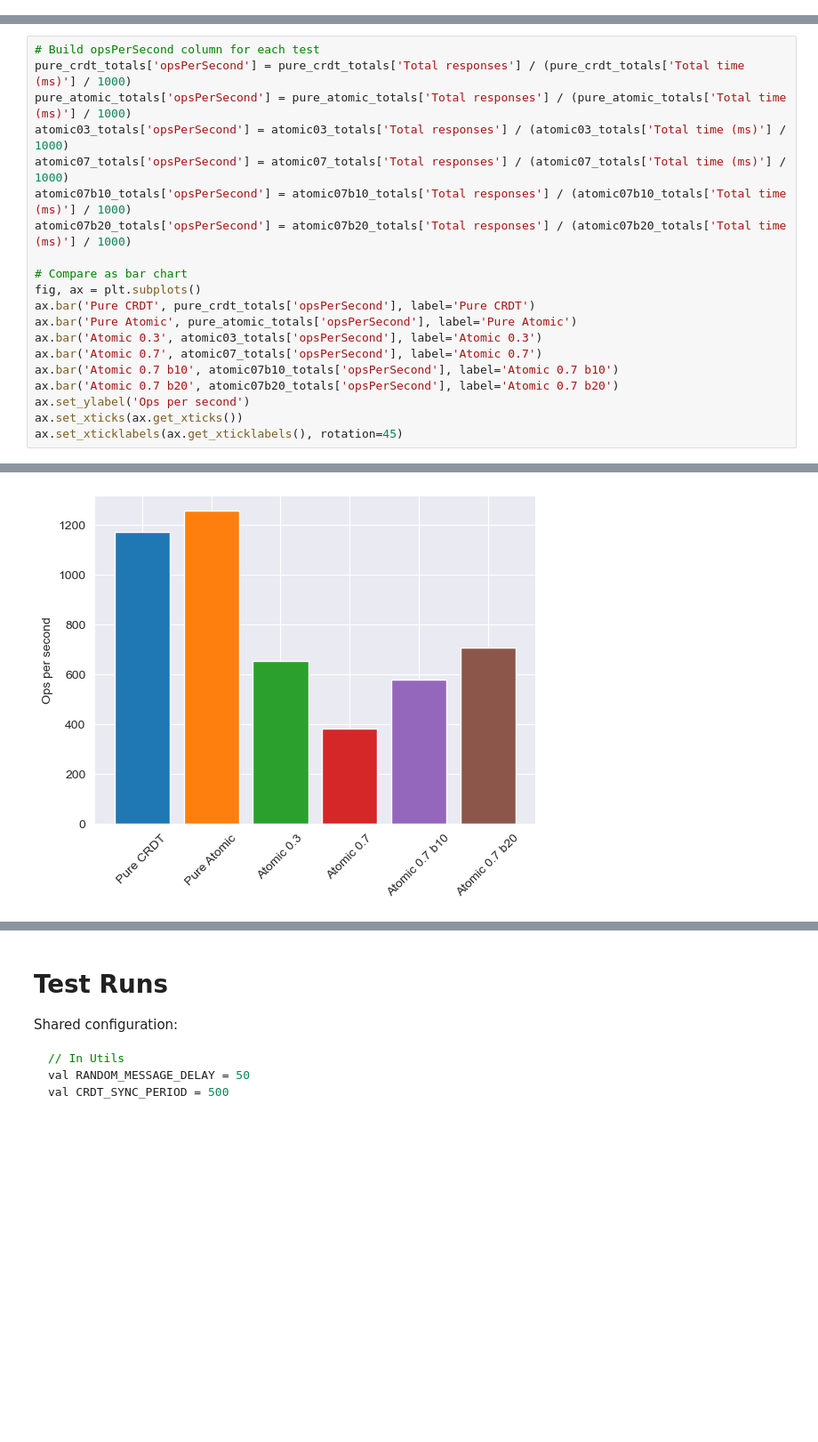
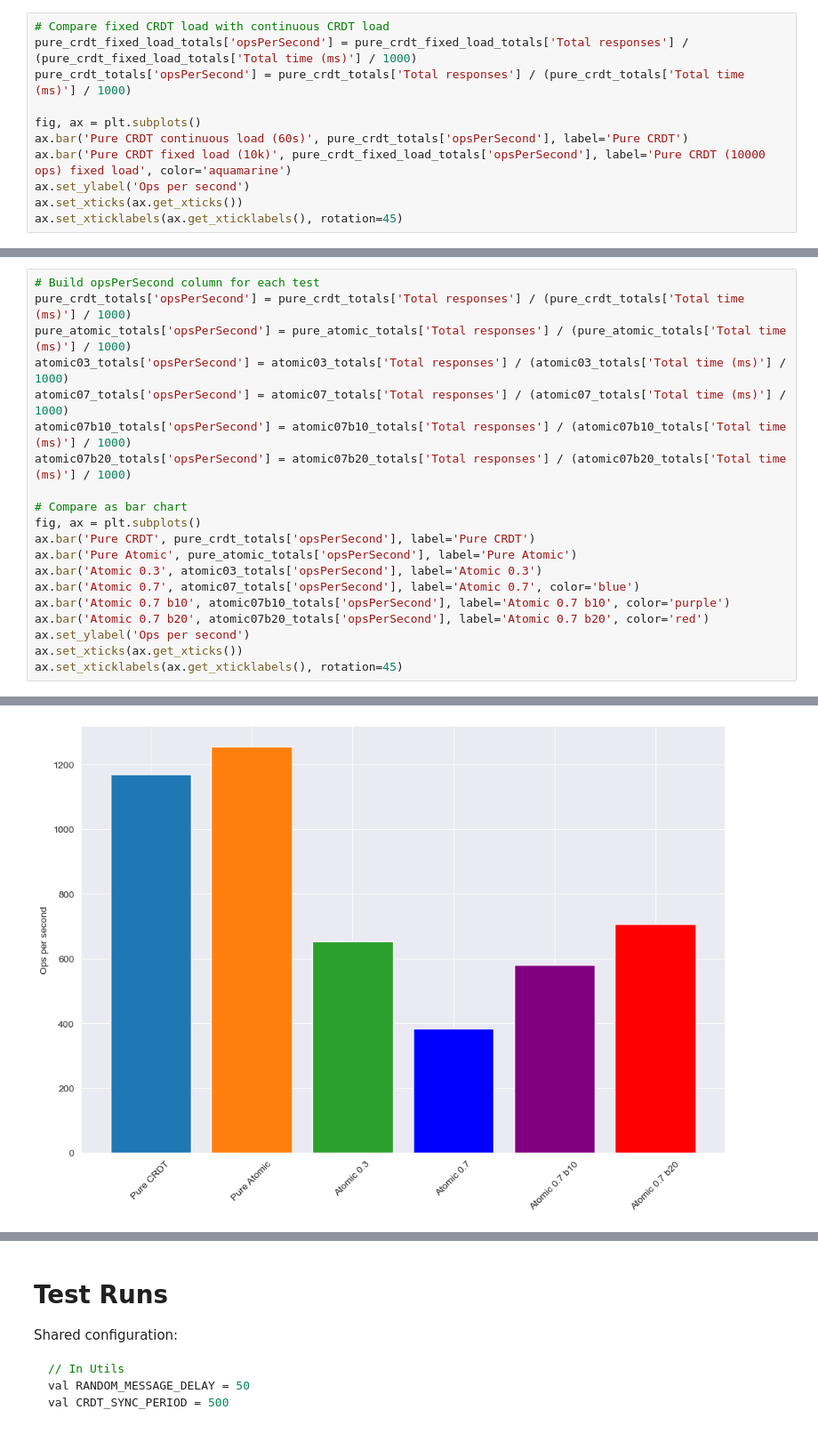
Before and after one commit to Taiwar/ID2203-Project-4-CvRDT, a Jupyter notebook: evaluation/report.ipynb, the cells around one changed output, grey strips where cells are left out. Shown at 89% size. Saved outputs shown, nothing was run; the diff lists cells and outputs as text; blank space fills up the shorter version.

Commit message:
Generate initial charts for report

```diff
--- a/evaluation/report.ipynb
+++ b/evaluation/report.ipynb
@@ -34,3 +35,14 @@ atomic03_totals = pd.read_csv('reportData/0.3-atomic.totals.csv')
 atomic07_totals = pd.read_csv('reportData/0.7-atomic.totals.csv')
 atomic07b10_totals = pd.read_csv('reportData/b10-0.7-atomic.totals.csv')
 atomic07b20_totals = pd.read_csv('reportData/b20-0.7-atomic.totals.csv')
+# %%
+# Compare fixed CRDT load with continuous CRDT load
+pure_crdt_fixed_load_totals['opsPerSecond'] = pure_crdt_fixed_load_totals['Total responses'] / (pure_crdt_fixed_load_totals['Total time (ms)'] / 1000)
+pure_crdt_totals['opsPerSecond'] = pure_crdt_totals['Total responses'] / (pure_crdt_totals['Total time (ms)'] / 1000)
+
+fig, ax = plt.subplots()
+ax.bar('Pure CRDT continuous load (60s)', pure_crdt_totals['opsPerSecond'], label='Pure CRDT')
+ax.bar('Pure CRDT fixed load (10k)', pure_crdt_fixed_load_totals['opsPerSecond'], label='Pure CRDT (10000 ops) fixed load', color='aquamarine')
+ax.set_ylabel('Ops per second')
+ax.set_xticks(ax.get_xticks())
+ax.set_xticklabels(ax.get_xticklabels(), rotation=45)
@@ -37,31 +53,31 @@ atomic07b20_totals = pd.read_csv('reportData/b20-0.7-atomic.totals.csv')
 # %%
 # Build opsPerSecond column for each test
 pure_crdt_totals['opsPerSecond'] = pure_crdt_totals['Total responses'] / (pure_crdt_totals['Total time (ms)'] / 1000)
 pure_atomic_totals['opsPerSecond'] = pure_atomic_totals['Total responses'] / (pure_atomic_totals['Total time (ms)'] / 1000)
 atomic03_totals['opsPerSecond'] = atomic03_totals['Total responses'] / (atomic03_totals['Total time (ms)'] / 1000)
 atomic07_totals['opsPerSecond'] = atomic07_totals['Total responses'] / (atomic07_totals['Total time (ms)'] / 1000)
 atomic07b10_totals['opsPerSecond'] = atomic07b10_totals['Total responses'] / (atomic07b10_totals['Total time (ms)'] / 1000)
 atomic07b20_totals['opsPerSecond'] = atomic07b20_totals['Total responses'] / (atomic07b20_totals['Total time (ms)'] / 1000)
 
 # Compare as bar chart
 fig, ax = plt.subplots()
 ax.bar('Pure CRDT', pure_crdt_totals['opsPerSecond'], label='Pure CRDT')
 ax.bar('Pure Atomic', pure_atomic_totals['opsPerSecond'], label='Pure Atomic')
 ax.bar('Atomic 0.3', atomic03_totals['opsPerSecond'], label='Atomic 0.3')
-ax.bar('Atomic 0.7', atomic07_totals['opsPerSecond'], label='Atomic 0.7')
-ax.bar('Atomic 0.7 b10', atomic07b10_totals['opsPerSecond'], label='Atomic 0.7 b10')
-ax.bar('Atomic 0.7 b20', atomic07b20_totals['opsPerSecond'], label='Atomic 0.7 b20')
+ax.bar('Atomic 0.7', atomic07_totals['opsPerSecond'], label='Atomic 0.7', color='blue')
+ax.bar('Atomic 0.7 b10', atomic07b10_totals['opsPerSecond'], label='Atomic 0.7 b10', color='purple')
+ax.bar('Atomic 0.7 b20', atomic07b20_totals['opsPerSecond'], label='Atomic 0.7 b20', color='red')
 ax.set_ylabel('Ops per second')
 ax.set_xticks(ax.get_xticks())
 ax.set_xticklabels(ax.get_xticklabels(), rotation=45)
 # %% [output]
 [Text(0, 0, 'Pure CRDT'),
  Text(1, 0, 'Pure Atomic'),
  Text(2, 0, 'Atomic 0.3'),
  Text(3, 0, 'Atomic 0.7'),
  Text(4, 0, 'Atomic 0.7 b10'),
  Text(5, 0, 'Atomic 0.7 b20')]
-[figure, old version]
+[figure, new version]
 # %%
 # Create a CDF plot of responseTime for pure atomic
 # Sort the data
```
Also changed, not shown: parts of 6 cells of this notebook, 10 other files.
